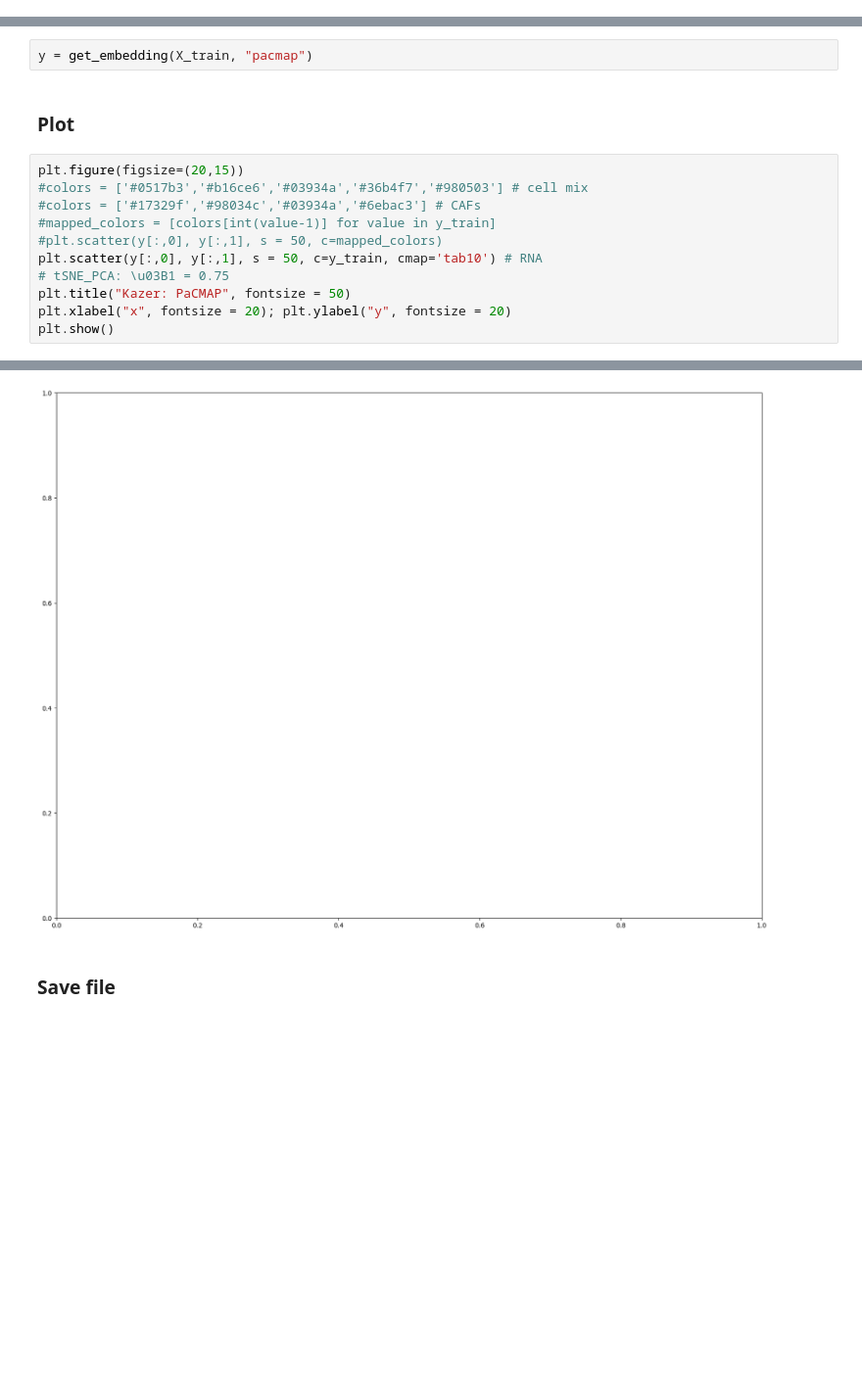
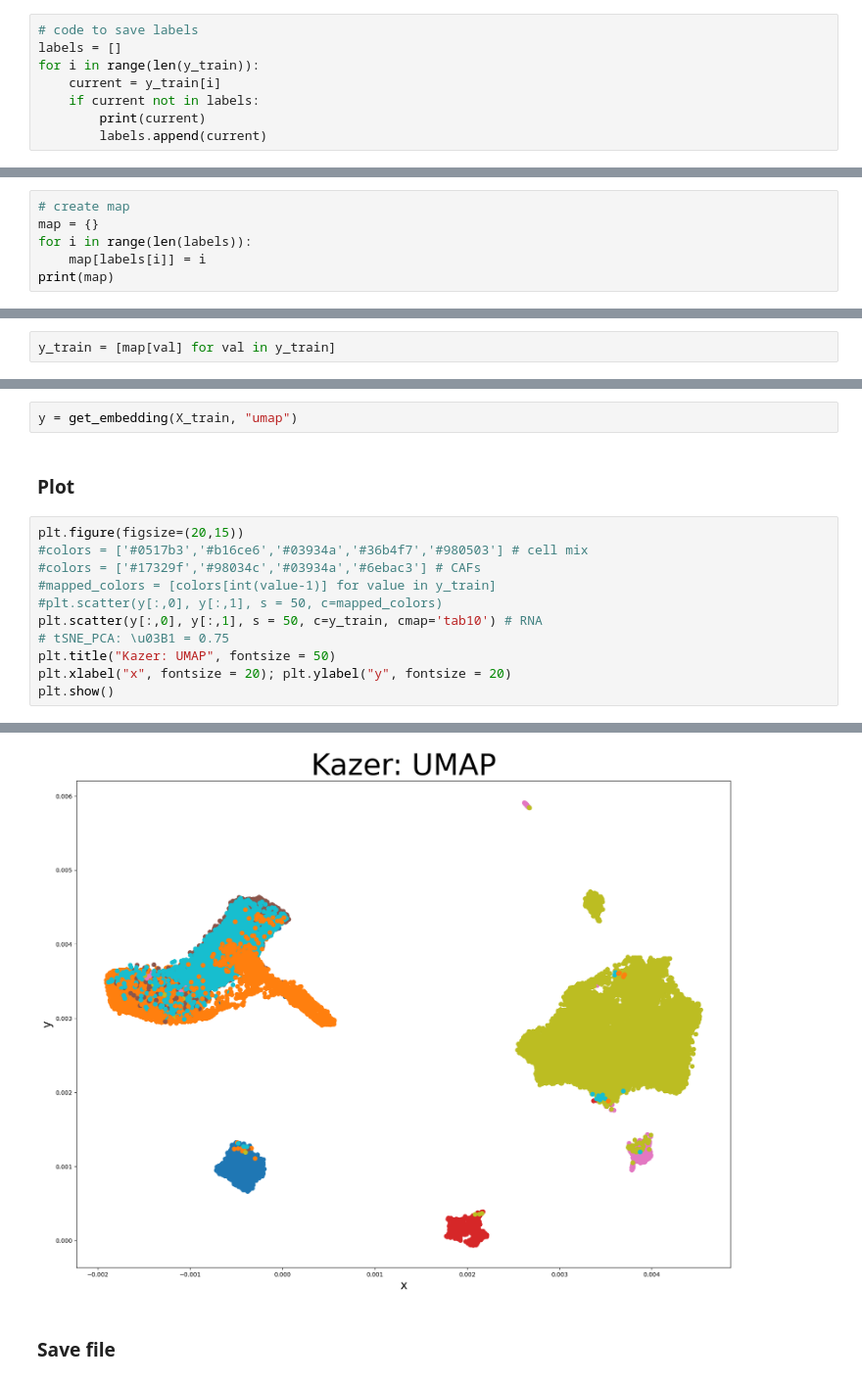
Before and after one commit to corinne-ort/drpaper25, a Jupyter notebook: create_embedding.ipynb, the cells around one changed output, grey strips where cells are left out. Shown: that part at 98% size. Cells and saved outputs as stored; diff of their text form; blank space fills up the shorter version.

Commit message:
update Kazer labels, save embeddings

```diff
--- a/create_embedding.ipynb
+++ b/create_embedding.ipynb
@@ -51,0 +52,8 @@ y_train = np.load("data/"+ "hiv_label.npy", allow_pickle=True)
+# %%
+# code to save labels
+labels = []
+for i in range(len(y_train)):
+    current = y_train[i]
+    if current not in labels:
+        print(current)
+        labels.append(current)
@@ -51,0 +68,6 @@ y_train = np.load("data/"+ "hiv_label.npy", allow_pickle=True)
+# %%
+# create map
+map = {}
+for i in range(len(labels)):
+    map[labels[i]] = i
+print(map)
@@ -51,0 +76,2 @@ y_train = np.load("data/"+ "hiv_label.npy", allow_pickle=True)
+# %%
+y_train = [map[val] for val in y_train]
@@ -52,7 +80,7 @@ y_train = np.load("data/"+ "hiv_label.npy", allow_pickle=True)
 # %% [markdown]
 ### Embed ###
 # %%
-y = get_embedding(X_train, "pacmap")
+y = get_embedding(X_train, "umap")
 # %% [markdown]
 ### Plot ###
 # %%
@@ -63,7 +91,7 @@ plt.figure(figsize=(20,15))
 #plt.scatter(y[:,0], y[:,1], s = 50, c=mapped_colors)
 plt.scatter(y[:,0], y[:,1], s = 50, c=y_train, cmap='tab10') # RNA
 # tSNE_PCA: \u03B1 = 0.75
-plt.title("Kazer: PaCMAP", fontsize = 50)
+plt.title("Kazer: UMAP", fontsize = 50)
 plt.xlabel("x", fontsize = 20); plt.ylabel("y", fontsize = 20)
 plt.show()
 # %% [output]
@@ -72,4 +98,4 @@ ValueError: 'c' argument must be a color, a sequence of colors, or a sequence of
-[figure, old version]
+[figure, new version]
 # %% [markdown]
 ### Save file ###
 # %%
```
Also changed, not shown: parts of 7 cells of this notebook, 4 other files.
